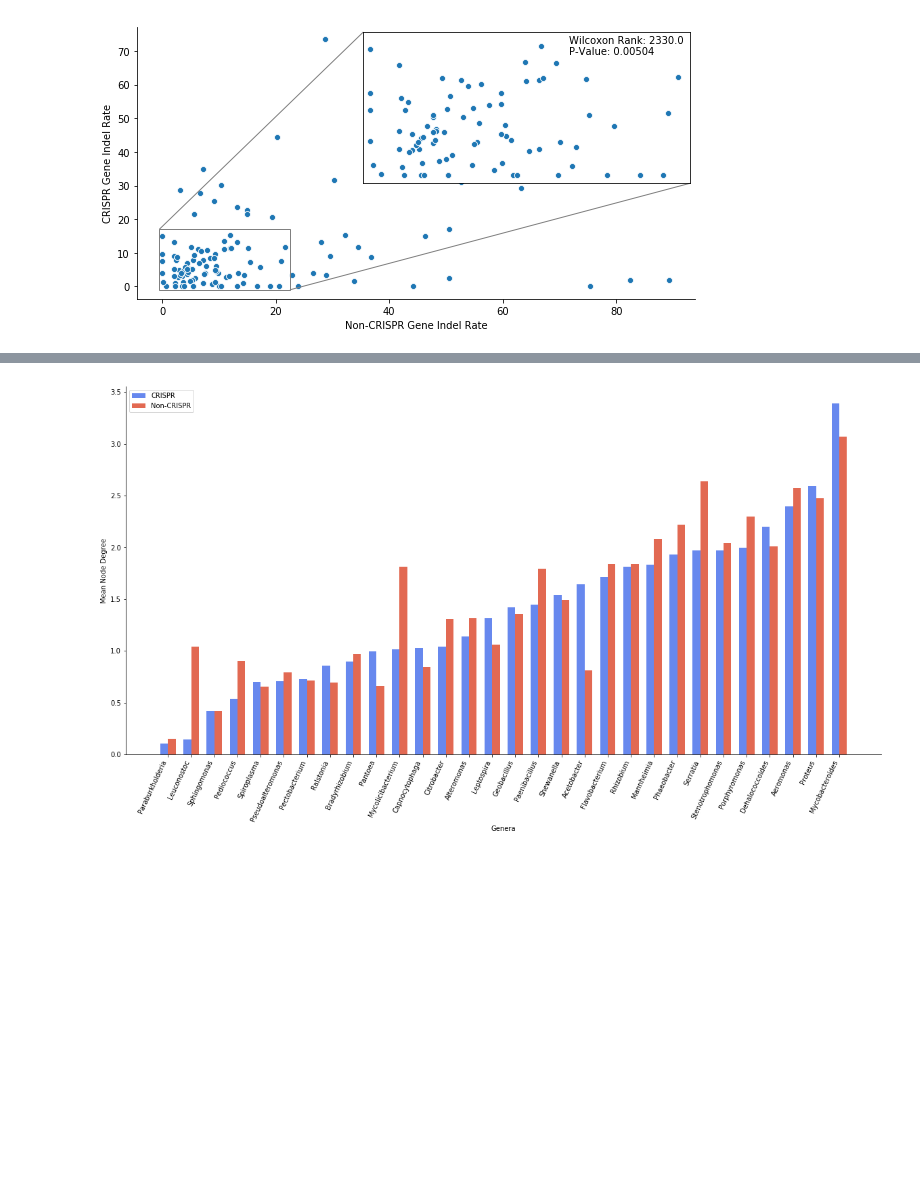
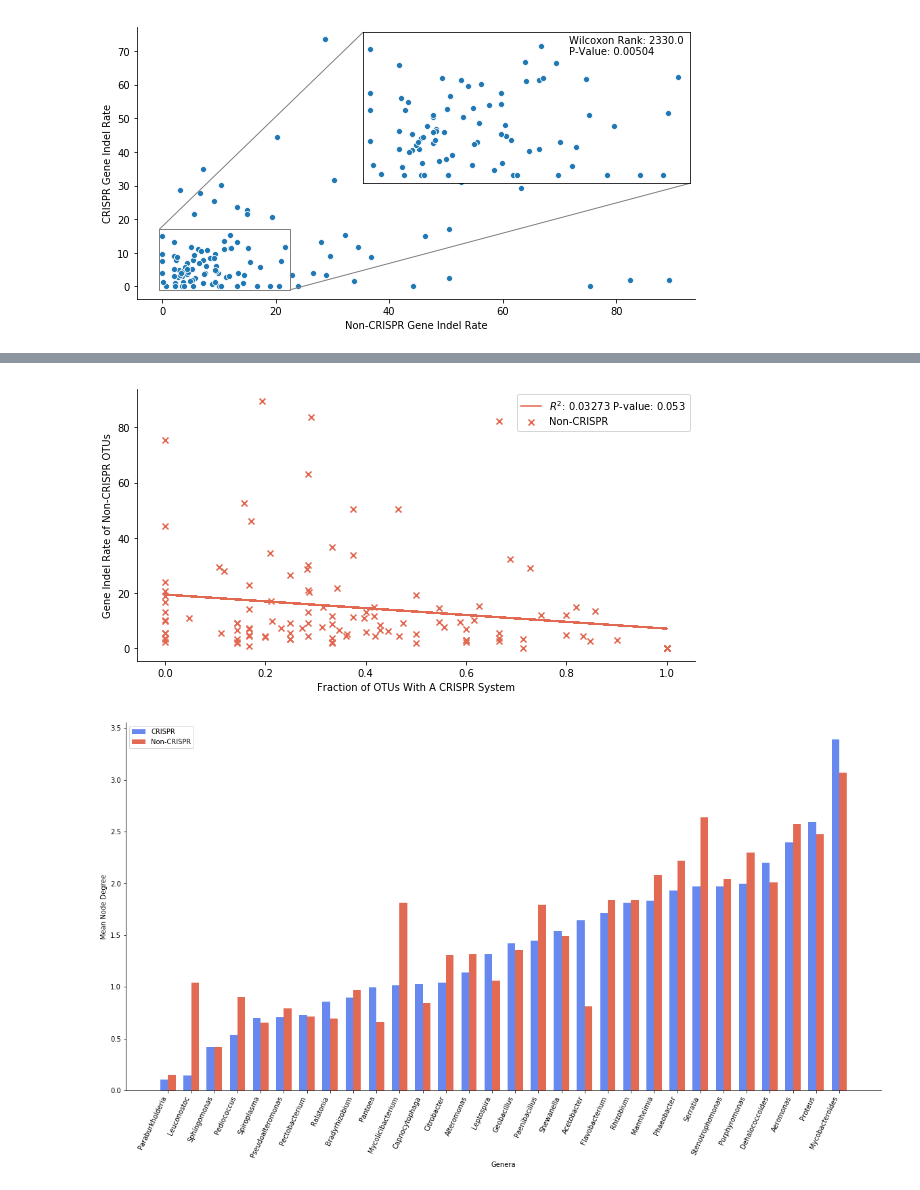
Before and after one commit to DJSiddharthVader/Undergrad_Thesis, a Jupyter notebook: notebooks/plotting.ipynb, the cells around one changed output, grey strips where cells are left out. Saved outputs shown, nothing was run; the diff lists cells and outputs as text; code cells hidden in the pictures; blank space fills up the shorter version.

```diff
--- a/notebooks/plotting.ipynb
+++ b/notebooks/plotting.ipynb
@@ -83,3 +67,8 @@ plu.rateVsCFrac(mmdf,dpi=dpi,
+# %%
+plu.ncratevscfrac(mmdf,dpi=dpi,
+    file='{}/ncrate_cfrac_scatter.png'.format(basefigdir))
+# %% [output]
+[figure, added]
 # %%
 mdf,stats = plu.loadReports()
 finaldf = plu.finaldf(mdf,stats).drop('Streptomyces')
```
Also changed, not shown: parts of 3 cells of this notebook, 10 other files.
